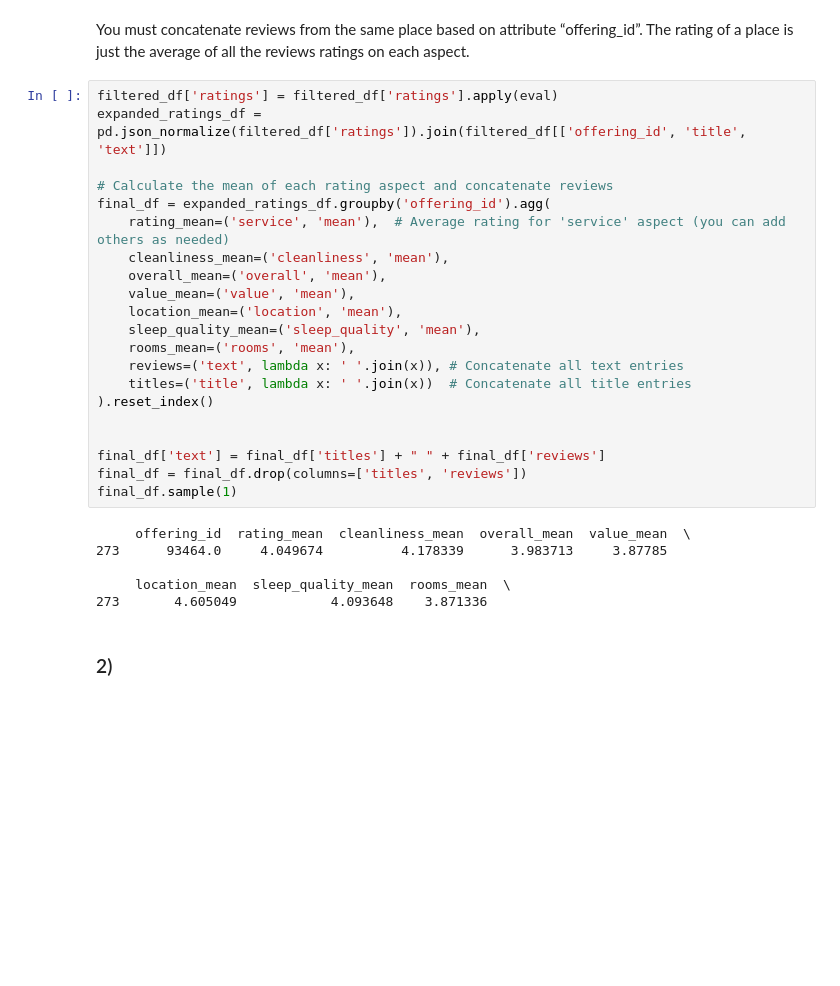
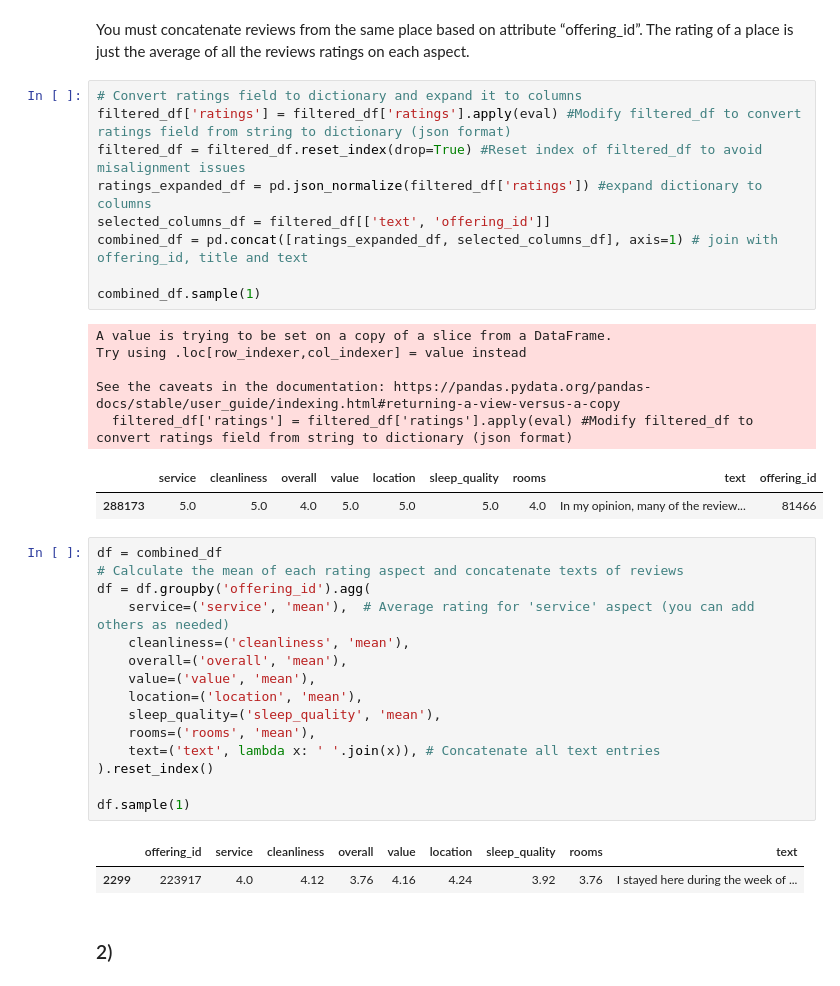
Before and after one commit to Alberto-Martinelli/ML_for_NLP_project, a Jupyter notebook: main.ipynb, the cells around one changed output. Cells and saved outputs as stored; diff of their text form; blank space fills up the shorter version.

```diff
--- a/main.ipynb
+++ b/main.ipynb
@@ -45,33 +43,41 @@ df.sample(1)
 # %% [markdown]
 You must concatenate reviews from the same place based on attribute “offering_id”. The rating of a
 place is just the average of all the reviews ratings on each aspect.
+# %%
+# Convert ratings field to dictionary and expand it to columns
+filtered_df['ratings'] = filtered_df['ratings'].apply(eval) #Modify filtered_df to convert ratings field from string to dictionary (json format)
+filtered_df = filtered_df.reset_index(drop=True) #Reset index of filtered_df to avoid misalignment issues
+ratings_expanded_df = pd.json_normalize(filtered_df['ratings']) #expand dictionary to columns
+selected_columns_df = filtered_df[['text', 'offering_id']]
+combined_df = pd.concat([ratings_expanded_df, selected_columns_df], axis=1) # join with offering_id, title and text
+
+combined_df.sample(1)
+# %% [output]
+A value is trying to be set on a copy of a slice from a DataFrame.
+Try using .loc[row_indexer,col_indexer] = value instead
+
+See the caveats in the documentation: https://pandas.pydata.org/pandas-docs/stable/user_guide/indexing.html#returning-a-view-versus-a-copy
+  filtered_df['ratings'] = filtered_df['ratings'].apply(eval) #Modify filtered_df to convert ratings field from string to dictionary (json format)
+|  | service | cleanliness | overall | value | location | sleep_quality | rooms | text | offering_id |
+| 288173 | 5.0 | 5.0 | 4.0 | 5.0 | 5.0 | 5.0 | 4.0 | In my opinion, many of the review... | 81466 |
 # %%
-filtered_df['ratings'] = filtered_df['ratings'].apply(eval)
-expanded_ratings_df = pd.json_normalize(filtered_df['ratings']).join(filtered_df[['offering_id', 'title', 'text']])
-
-# Calculate the mean of each rating aspect and concatenate reviews
-final_df = expanded_ratings_df.groupby('offering_id').agg(
-    rating_mean=('service', 'mean'),  # Average rating for 'service' aspect (you can add others as needed)
-    cleanliness_mean=('cleanliness', 'mean'),
-    overall_mean=('overall', 'mean'),
-    value_mean=('value', 'mean'),
-    location_mean=('location', 'mean'),
-    sleep_quality_mean=('sleep_quality', 'mean'),
-    rooms_mean=('rooms', 'mean'),
-    reviews=('text', lambda x: ' '.join(x)), # Concatenate all text entries
-    titles=('title', lambda x: ' '.join(x))  # Concatenate all title entries
+df = combined_df
+# Calculate the mean of each rating aspect and concatenate texts of reviews
+df = df.groupby('offering_id').agg(
+    service=('service', 'mean'),  # Average rating for 'service' aspect (you can add others as needed)
+    cleanliness=('cleanliness', 'mean'),
+    overall=('overall', 'mean'),
+    value=('value', 'mean'),
+    location=('location', 'mean'),
+    sleep_quality=('sleep_quality', 'mean'),
+    rooms=('rooms', 'mean'),
+    text=('text', lambda x: ' '.join(x)), # Concatenate all text entries
 ).reset_index()
 
-
-final_df['text'] = final_df['titles'] + " " + final_df['reviews']
-final_df = final_df.drop(columns=['titles', 'reviews'])
-final_df.sample(1)
+df.sample(1)
 # %% [output]
-     offering_id  rating_mean  cleanliness_mean  overall_mean  value_mean  \
-273      93464.0     4.049674          4.178339      3.983713     3.87785
-
-     location_mean  sleep_quality_mean  rooms_mean  \
-273       4.605049            4.093648    3.871336
+|  | offering_id | service | cleanliness | overall | value | location | sleep_quality | rooms | text |
+| 2299 | 223917 | 4.0 | 4.12 | 3.76 | 4.16 | 4.24 | 3.92 | 3.76 | I stayed here during the week of ... |
 # %% [markdown]
 ### 2)
 # %%
```
Also changed, not shown: parts of 5 cells of this notebook.
